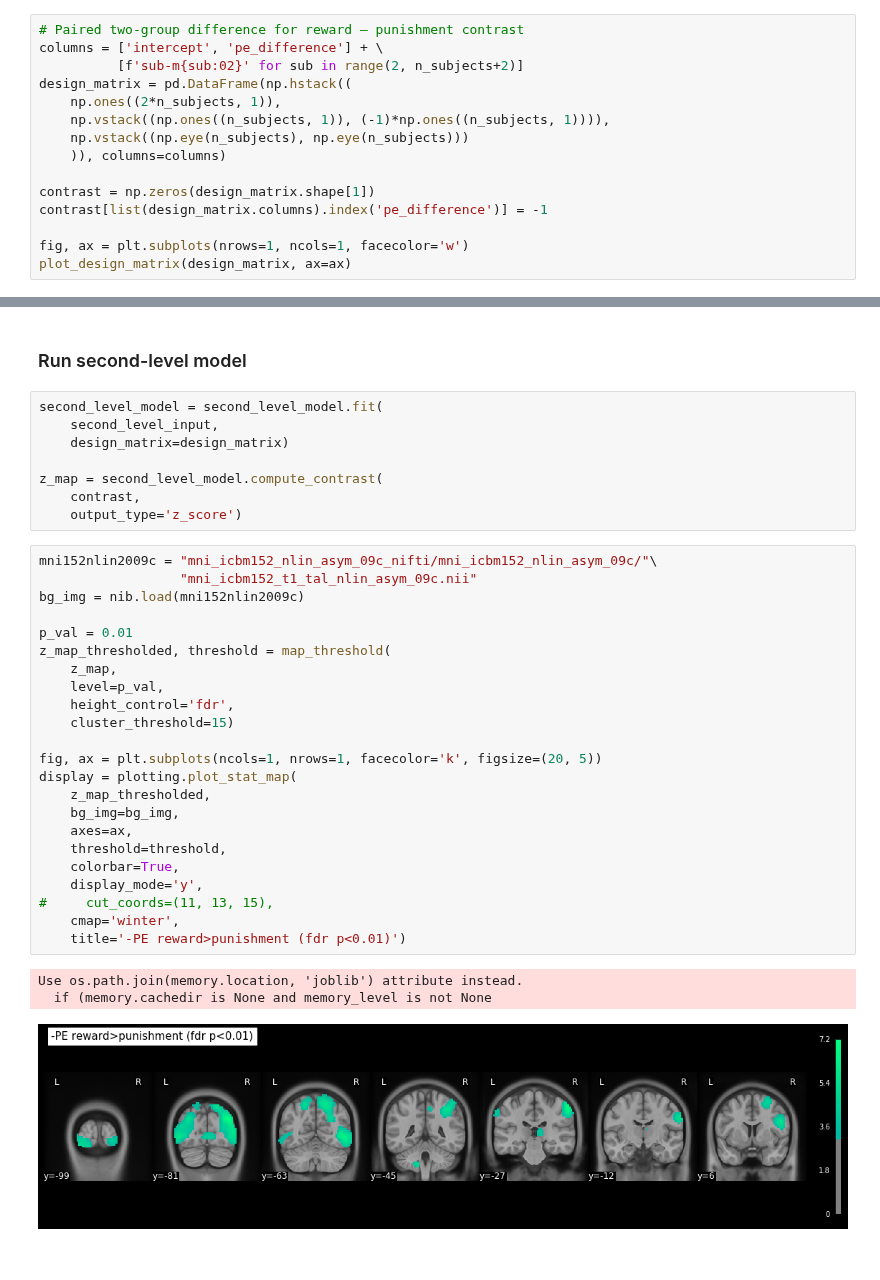
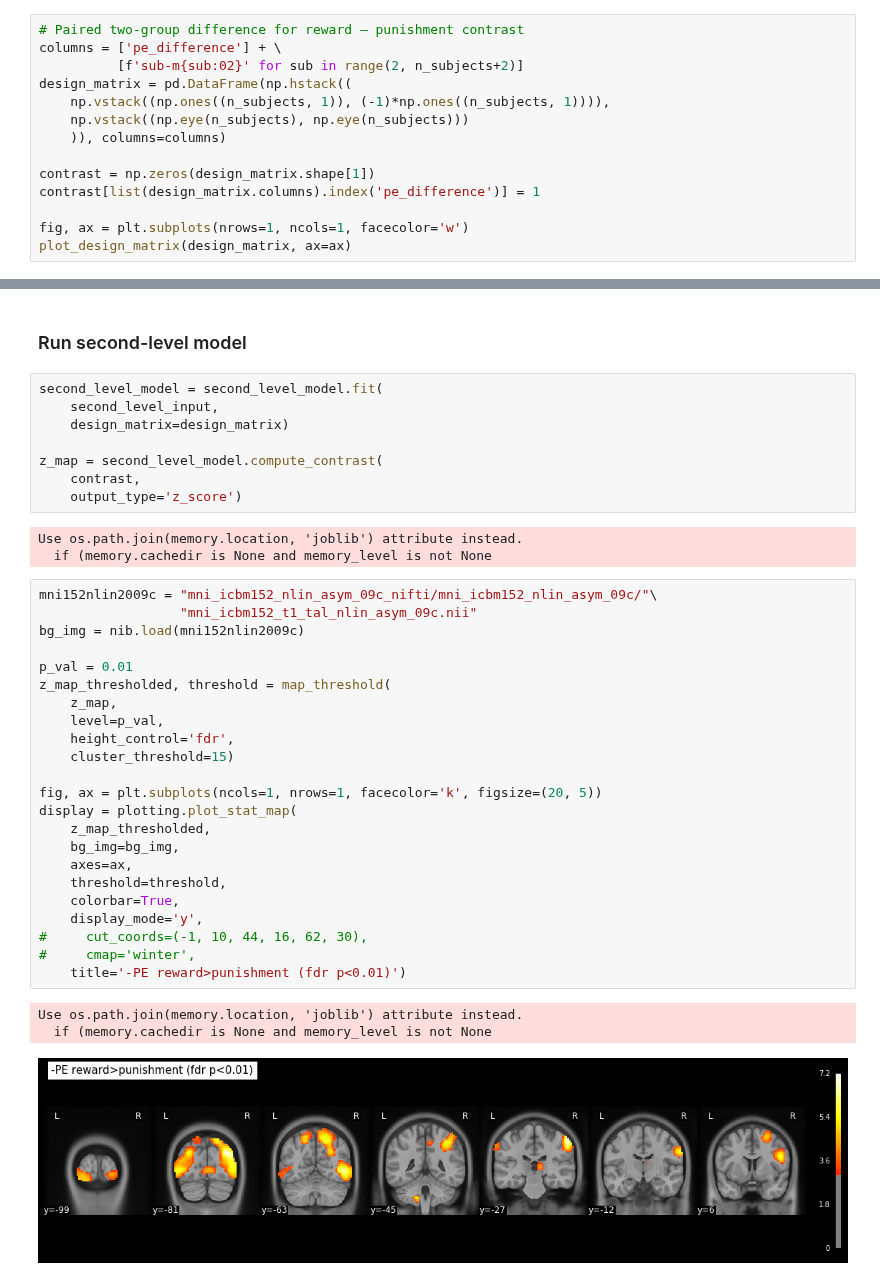
Before and after one commit to kbonna/decidenet, a Jupyter notebook: activation_analysis/dn_aa_02_pe_sign_activations_second.ipynb, the cells around one changed output, grey strips where cells are left out. Drawn from its saved outputs; the diff is of its cells as text.

```diff
--- a/activation_analysis/dn_aa_02_pe_sign_activations_second.ipynb
+++ b/activation_analysis/dn_aa_02_pe_sign_activations_second.ipynb
@@ -70,16 +70,15 @@ plot_design_matrix(design_matrix)
 [figure]
 # %%
 # Paired two-group difference for reward – punishment contrast
-columns = ['intercept', 'pe_difference'] + \
+columns = ['pe_difference'] + \
           [f'sub-m{sub:02}' for sub in range(2, n_subjects+2)]
 design_matrix = pd.DataFrame(np.hstack((
-    np.ones((2*n_subjects, 1)),
     np.vstack((np.ones((n_subjects, 1)), (-1)*np.ones((n_subjects, 1)))),
     np.vstack((np.eye(n_subjects), np.eye(n_subjects)))
     )), columns=columns)
 
 contrast = np.zeros(design_matrix.shape[1])
-contrast[list(design_matrix.columns).index('pe_difference')] = -1
+contrast[list(design_matrix.columns).index('pe_difference')] = 1
 
 fig, ax = plt.subplots(nrows=1, ncols=1, facecolor='w')
 plot_design_matrix(design_matrix, ax=ax)
@@ -110,30 +109,33 @@ second_level_model = second_level_model.fit(
 z_map = second_level_model.compute_contrast(
     contrast,
     output_type='z_score')
+# %% [output]
+Use os.path.join(memory.location, 'joblib') attribute instead.
+  if (memory.cachedir is None and memory_level is not None
 # %%
 mni152nlin2009c = "mni_icbm152_nlin_asym_09c_nifti/mni_icbm152_nlin_asym_09c/"\
                   "mni_icbm152_t1_tal_nlin_asym_09c.nii"
 bg_img = nib.load(mni152nlin2009c)
 
 p_val = 0.01
 z_map_thresholded, threshold = map_threshold(
     z_map,
     level=p_val,
     height_control='fdr',
     cluster_threshold=15)
 
 fig, ax = plt.subplots(ncols=1, nrows=1, facecolor='k', figsize=(20, 5))
 display = plotting.plot_stat_map(
     z_map_thresholded,
     bg_img=bg_img,
     axes=ax,
     threshold=threshold,
     colorbar=True,
     display_mode='y',
-#     cut_coords=(11, 13, 15),
-    cmap='winter',
+#     cut_coords=(-1, 10, 44, 16, 62, 30),
+#     cmap='winter',
     title='-PE reward>punishment (fdr p<0.01)')
 # %% [output]
 Use os.path.join(memory.location, 'joblib') attribute instead.
   if (memory.cachedir is None and memory_level is not None
-[figure, old version]
+[figure, new version]
```
Also changed, not shown: parts of 3 cells of this notebook, 3 other files.
